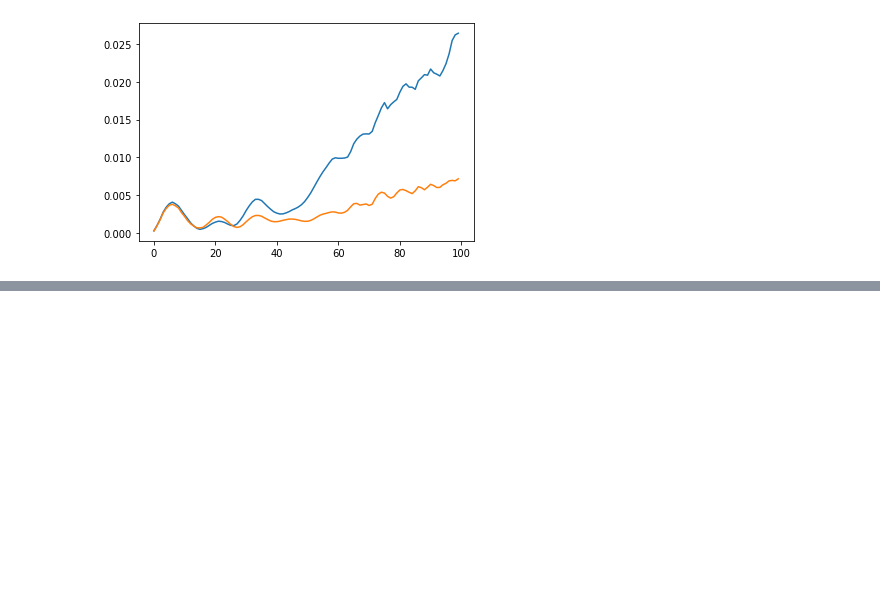
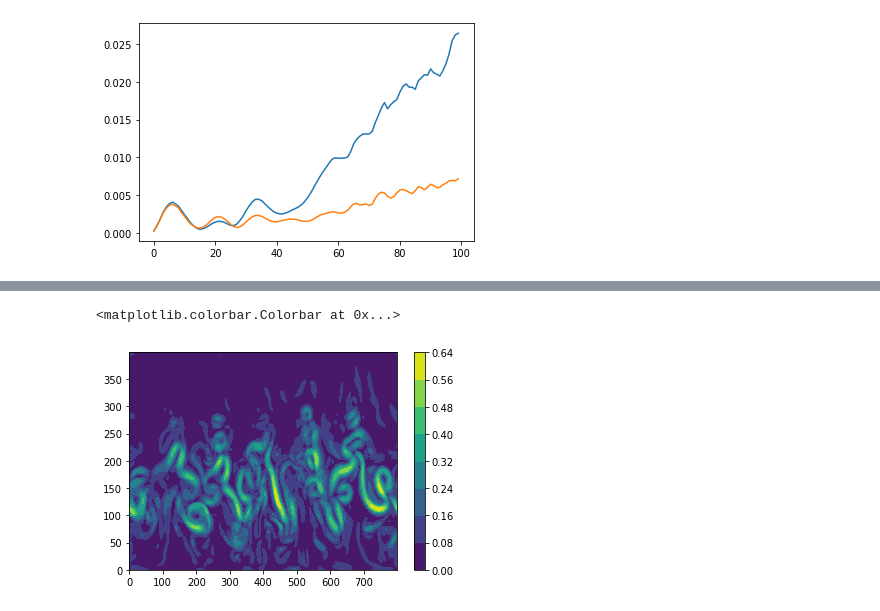
Before and after one commit to hmkhatri/Scripts, a Jupyter notebook: MOM6_idealised/test.ipynb, the cells around one changed output, grey strips where cells are left out. Saved outputs shown, nothing was run; the diff lists cells and outputs as text; code cells hidden in the pictures; blank space fills up the shorter version.

```diff
--- a/MOM6_idealised/test.ipynb
+++ b/MOM6_idealised/test.ipynb
@@ -71,0 +113,7 @@ ds.close()
+# %%
+ke = np.sqrt(u1.values**2 + v1.values**2)
+plt.contourf(ke)
+plt.colorbar()
+# %% [output]
+<matplotlib.colorbar.Colorbar at 0x...>
+[figure, added]
```
Also changed, not shown: parts of 8 cells of this notebook, 2 other files.
